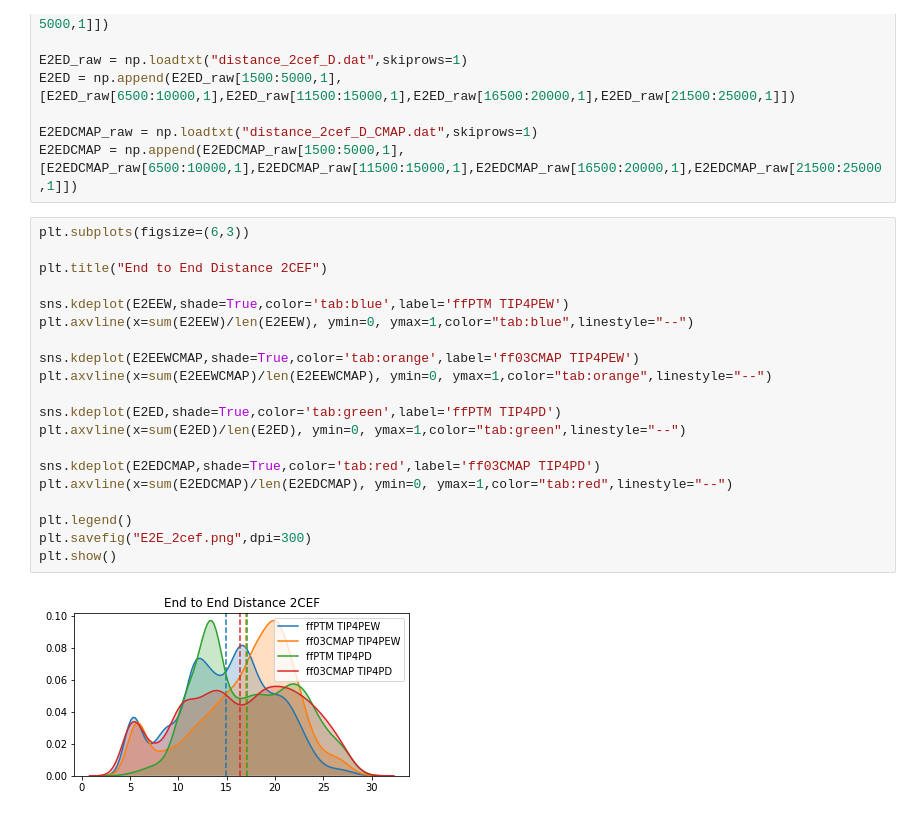
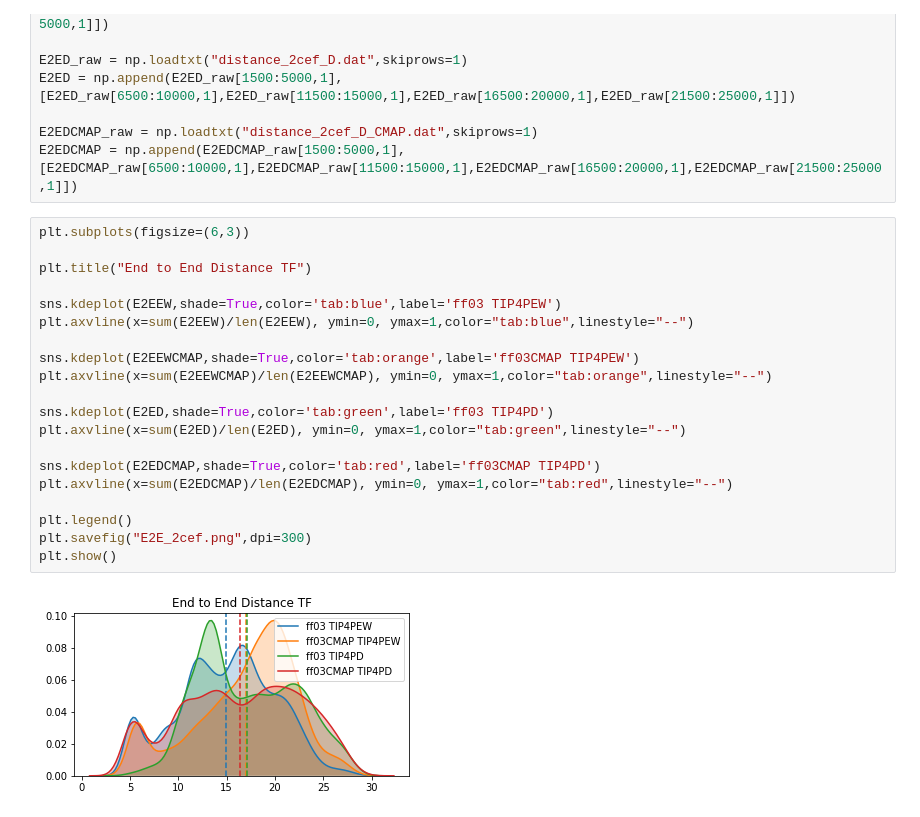
Before and after one commit to Zuricho/My_Lab, a Jupyter notebook: Figure_ipynb/E2E_2CEF/E2EDistribution.ipynb, the cells around one changed output. Drawn from its saved outputs; the diff is of its cells as text.

```diff
--- a/Figure_ipynb/E2E_2CEF/E2EDistribution.ipynb
+++ b/Figure_ipynb/E2E_2CEF/E2EDistribution.ipynb
@@ -17,22 +17,22 @@ E2EDCMAP = np.append(E2EDCMAP_raw[1500:5000,1],[E2EDCMAP_raw[6500:10000,1],E2EDC
 # %%
 plt.subplots(figsize=(6,3))
 
-plt.title("End to End Distance 2CEF")
+plt.title("End to End Distance TF")
 
-sns.kdeplot(E2EEW,shade=True,color='tab:blue',label='ffPTM TIP4PEW')
+sns.kdeplot(E2EEW,shade=True,color='tab:blue',label='ff03 TIP4PEW')
 plt.axvline(x=sum(E2EEW)/len(E2EEW), ymin=0, ymax=1,color="tab:blue",linestyle="--")
 
 sns.kdeplot(E2EEWCMAP,shade=True,color='tab:orange',label='ff03CMAP TIP4PEW')
 plt.axvline(x=sum(E2EEWCMAP)/len(E2EEWCMAP), ymin=0, ymax=1,color="tab:orange",linestyle="--")
 
-sns.kdeplot(E2ED,shade=True,color='tab:green',label='ffPTM TIP4PD')
+sns.kdeplot(E2ED,shade=True,color='tab:green',label='ff03 TIP4PD')
 plt.axvline(x=sum(E2ED)/len(E2ED), ymin=0, ymax=1,color="tab:green",linestyle="--")
 
 sns.kdeplot(E2EDCMAP,shade=True,color='tab:red',label='ff03CMAP TIP4PD')
 plt.axvline(x=sum(E2EDCMAP)/len(E2EDCMAP), ymin=0, ymax=1,color="tab:red",linestyle="--")
 
 plt.legend()
 plt.savefig("E2E_2cef.png",dpi=300)
 plt.show()
 # %% [output]
-[figure, old version]
+[figure, new version]
```
Also changed, not shown: 12 other files.
